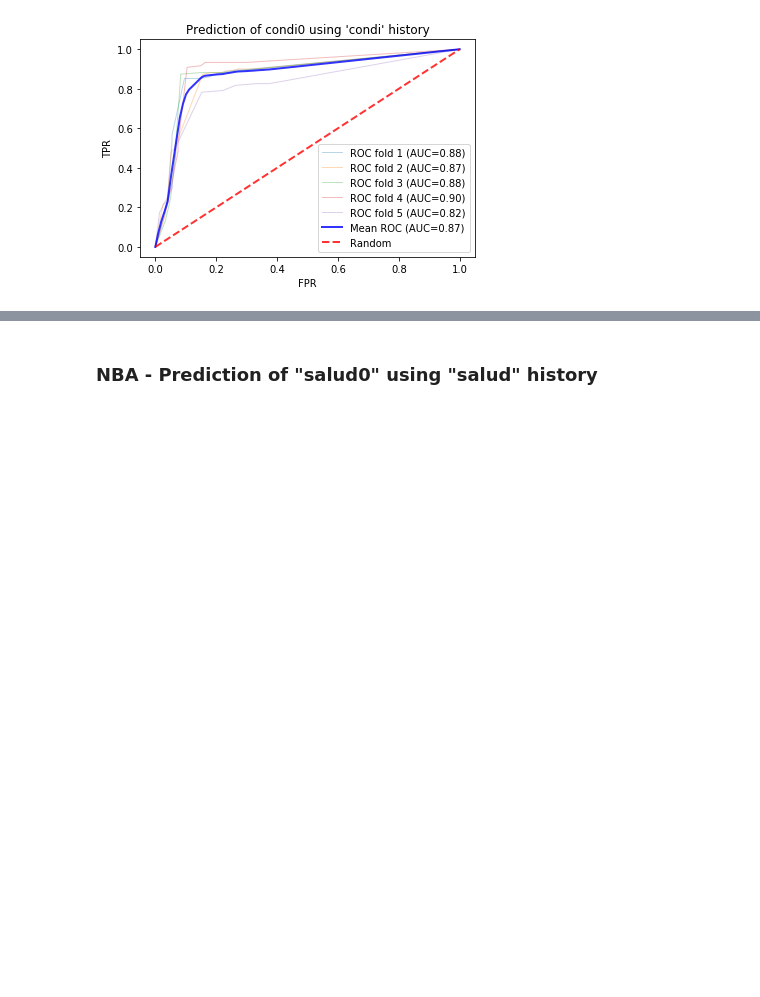
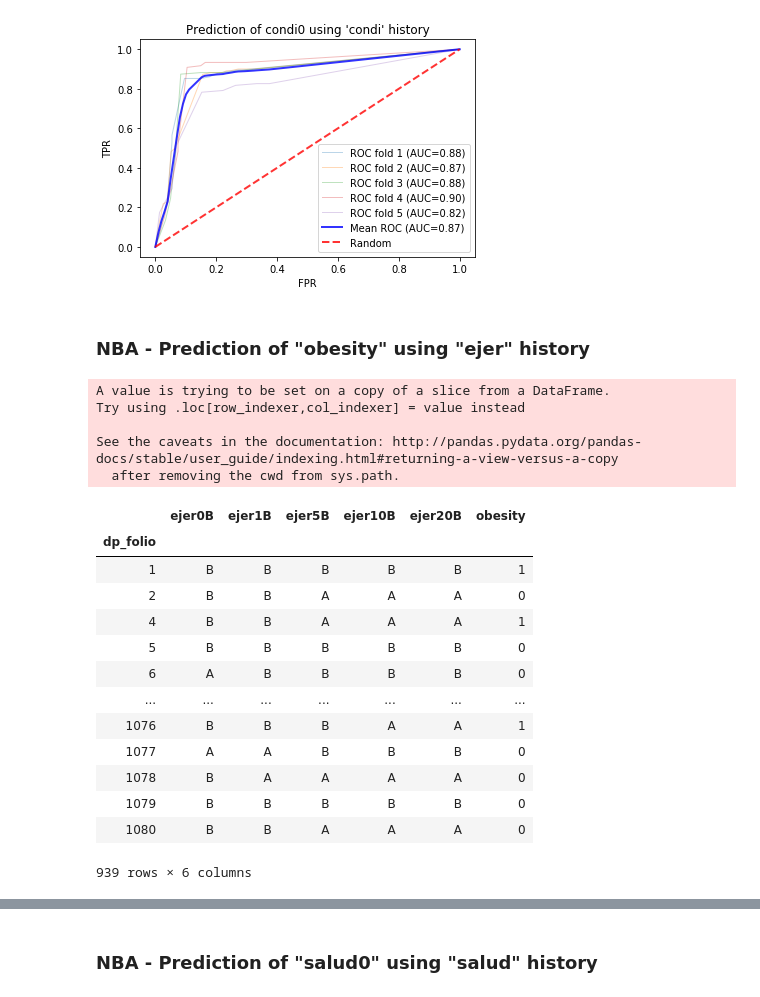
Before and after one commit to vicalbiter/histories, a Jupyter notebook: Histories + Classification.ipynb, the cells around one changed output, grey strips where cells are left out. Cells and saved outputs as stored; diff of their text form; code cells hidden in the pictures; blank space fills up the shorter version.

```diff
--- a/Histories + Classification.ipynb
+++ b/Histories + Classification.ipynb
@@ -802,3 +802,31 @@ See the caveats in the documentation: http://pandas.pydata.org/pandas-docs/stabl
 run_cv(inputdf, qf, "condi0BC", 1, 5, "Prediction of condi0 using 'condi' history")
 # %% [output]
 [figure]
+# %% [markdown]
+### NBA - Prediction of "obesity" using "ejer" history
+# %%
+rdata = ndata[(ndata.ejer0B != "N") & (ndata.ejer1B != "N") & (ndata.ejer5B != "N") & (ndata.ejer10B != "N") & (ndata.ejer20B != "N")]
+qf = ["ejer0B", "ejer1B", "ejer5B", "ejer10B", "ejer20B"]
+inputdf = rdata[qf]
+inputdf["obesity"] = rdata["obesity"]
+inputdf
+# %% [output]
+A value is trying to be set on a copy of a slice from a DataFrame.
+Try using .loc[row_indexer,col_indexer] = value instead
+
+See the caveats in the documentation: http://pandas.pydata.org/pandas-docs/stable/user_guide/indexing.html#returning-a-view-versus-a-copy
+  after removing the cwd from sys.path.
+|  | ejer0B | ejer1B | ejer5B | ejer10B | ejer20B | obesity |
+| dp_folio |  |  |  |  |  |  |
+| 1 | B | B | B | B | B | 1 |
+| 2 | B | B | A | A | A | 0 |
+| 4 | B | B | A | A | A | 1 |
+| 5 | B | B | B | B | B | 0 |
+| 6 | A | B | B | B | B | 0 |
+| ... | ... | ... | ... | ... | ... | ... |
+| 1076 | B | B | B | A | A | 1 |
+| 1077 | A | A | B | B | B | 0 |
+| 1078 | B | A | A | A | A | 0 |
+| 1079 | B | B | B | B | B | 0 |
+| 1080 | B | B | A | A | A | 0 |
+939 rows × 6 columns
```
Also changed, not shown: parts of 5 cells of this notebook, 2 other files.
